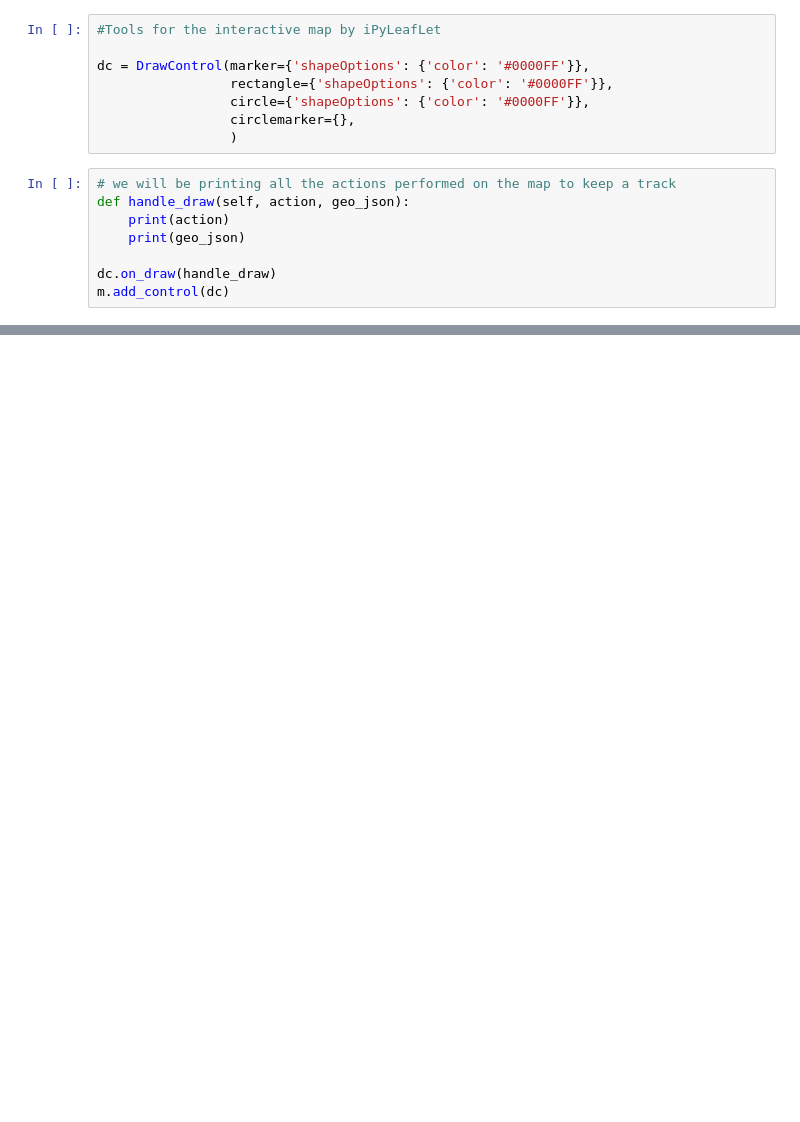
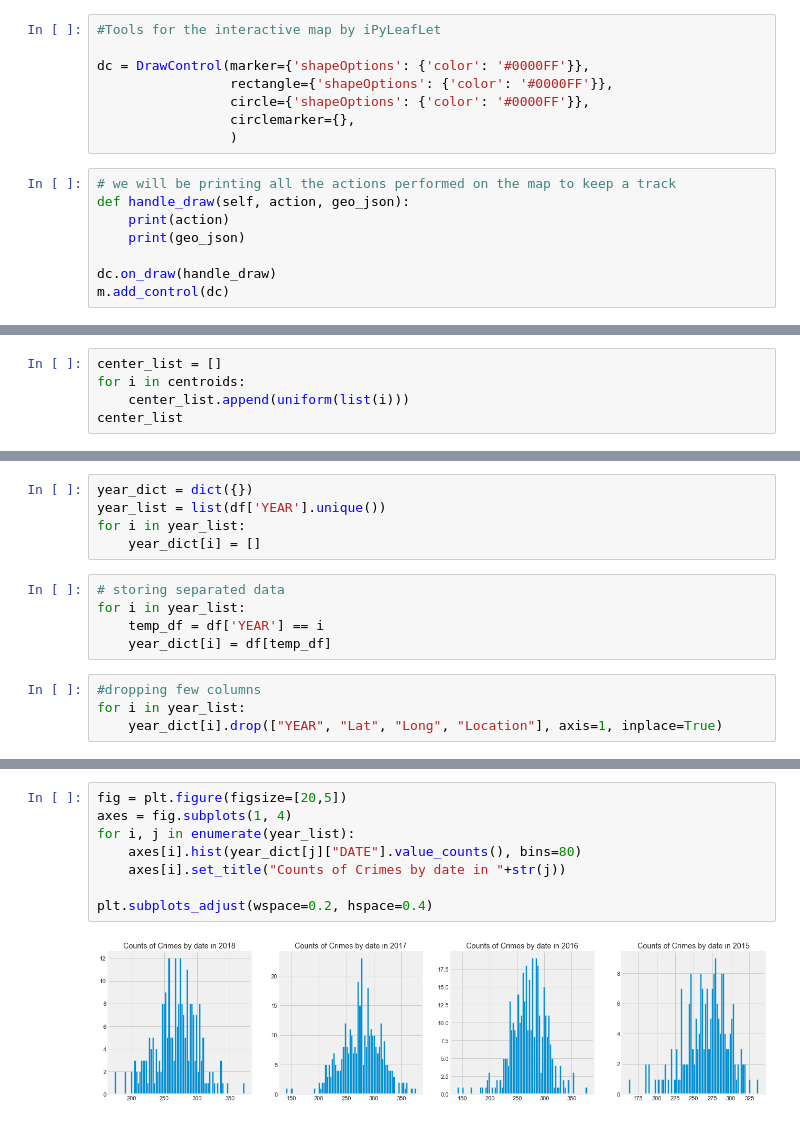
Before and after one commit to RitvikDayal/Crime-in-Boston, a Jupyter notebook: Boston_Crime_Analysis.ipynb, the cells around one changed output, grey strips where cells are left out. Cells and saved outputs as stored; diff of their text form; blank space fills up the shorter version.

```diff
--- a/Boston_Crime_Analysis.ipynb
+++ b/Boston_Crime_Analysis.ipynb
@@ -284,0 +269,5 @@ plt.bar(temp_df['OFFENSE_GROUP'][:10],temp_df['Count'][:10])
+# %%
+center_list = []
+for i in centroids:
+    center_list.append(uniform(list(i)))
+center_list
@@ -284,0 +315,14 @@ plt.bar(temp_df['OFFENSE_GROUP'][:10],temp_df['Count'][:10])
+# %%
+year_dict = dict({})
+year_list = list(df['YEAR'].unique())
+for i in year_list:
+    year_dict[i] = []
+# %%
+# storing separated data
+for i in year_list:
+    temp_df = df['YEAR'] == i
+    year_dict[i] = df[temp_df]
+# %%
+#dropping few columns
+for i in year_list:
+    year_dict[i].drop(["YEAR", "Lat", "Long", "Location"], axis=1, inplace=True)
@@ -284,0 +346,10 @@ plt.bar(temp_df['OFFENSE_GROUP'][:10],temp_df['Count'][:10])
+# %%
+fig = plt.figure(figsize=[20,5])
+axes = fig.subplots(1, 4)
+for i, j in enumerate(year_list):
+    axes[i].hist(year_dict[j]["DATE"].value_counts(), bins=80)
+    axes[i].set_title("Counts of Crimes by date in "+str(j))
+
+plt.subplots_adjust(wspace=0.2, hspace=0.4)
+# %% [output]
+[figure, added]
```
Also changed, not shown: parts of 27 cells of this notebook.
